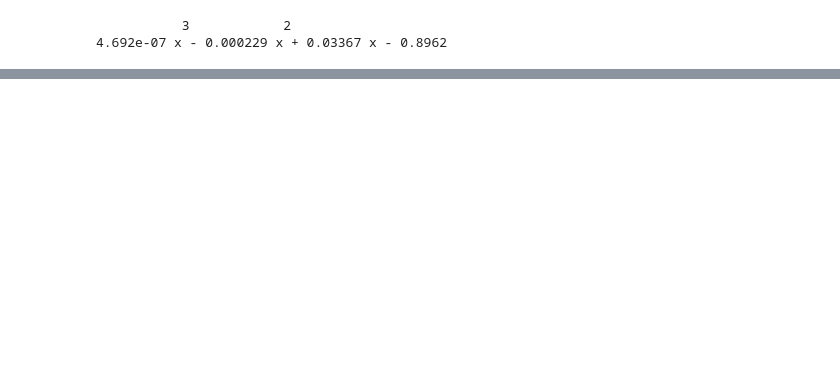
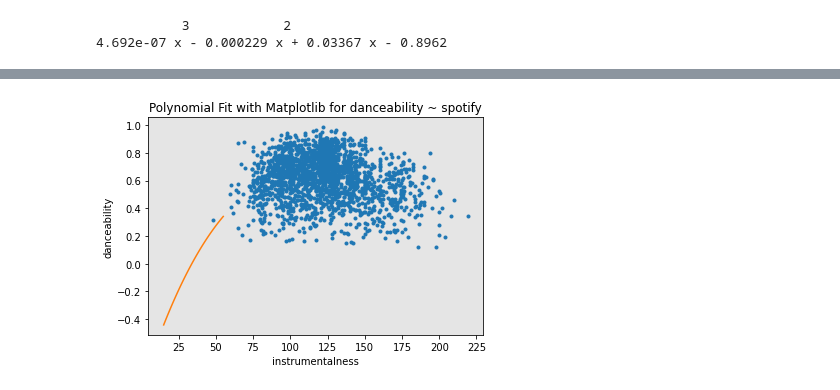
Before and after one commit to mateobivol/project-2, a Jupyter notebook: project_2_part_2.ipynb, the cells around one changed output, grey strips where cells are left out. Saved outputs shown, nothing was run; the diff lists cells and outputs as text; code cells hidden in the pictures; blank space fills up the shorter version.

```diff
--- a/project_2_part_2.ipynb
+++ b/project_2_part_2.ipynb
@@ -171,0 +177,4 @@ print(p)
+# %%
+PlotPolly(p, x, y, 'instrumentalness')
+# %% [output]
+[figure, added]
```
Also changed, not shown: parts of 6 cells of this notebook.
